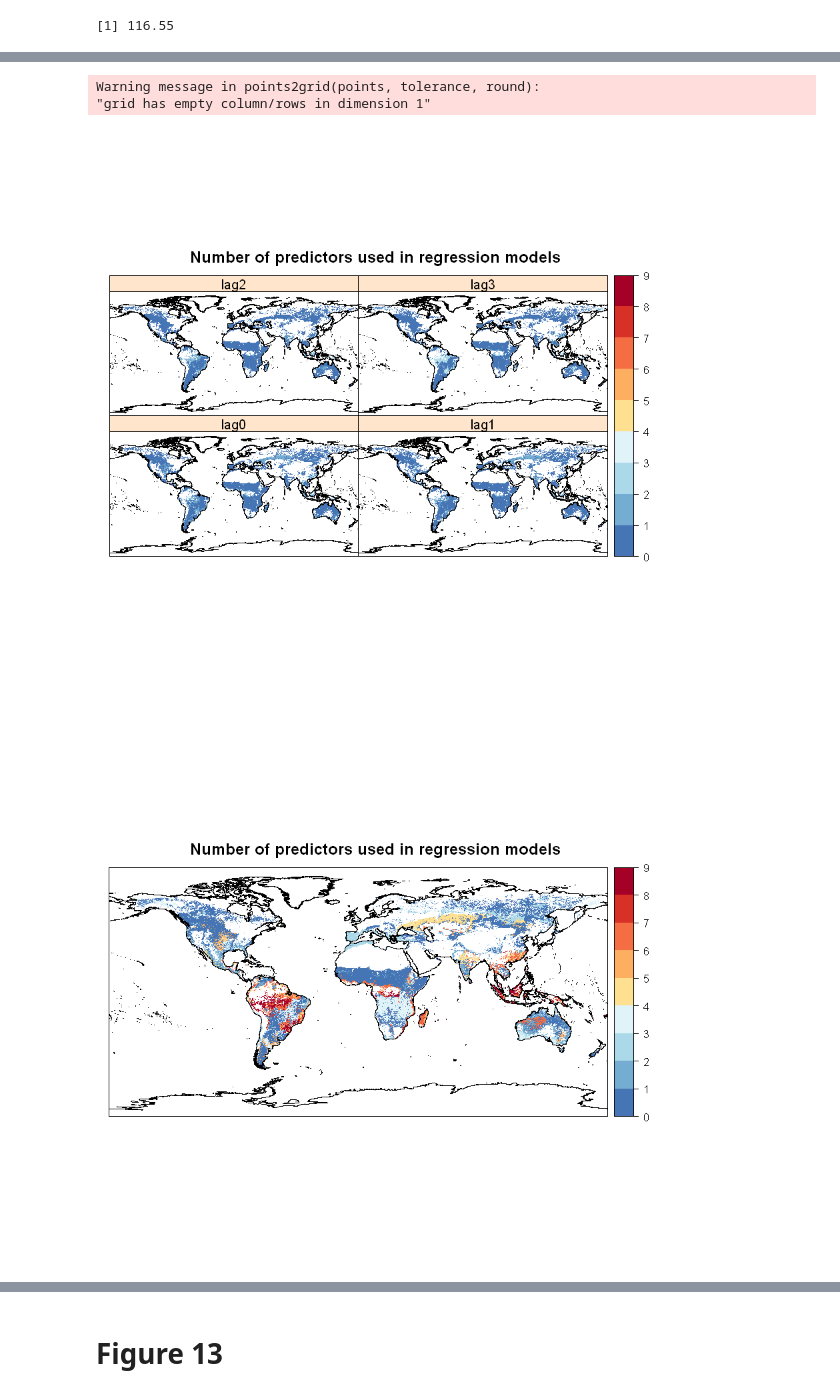
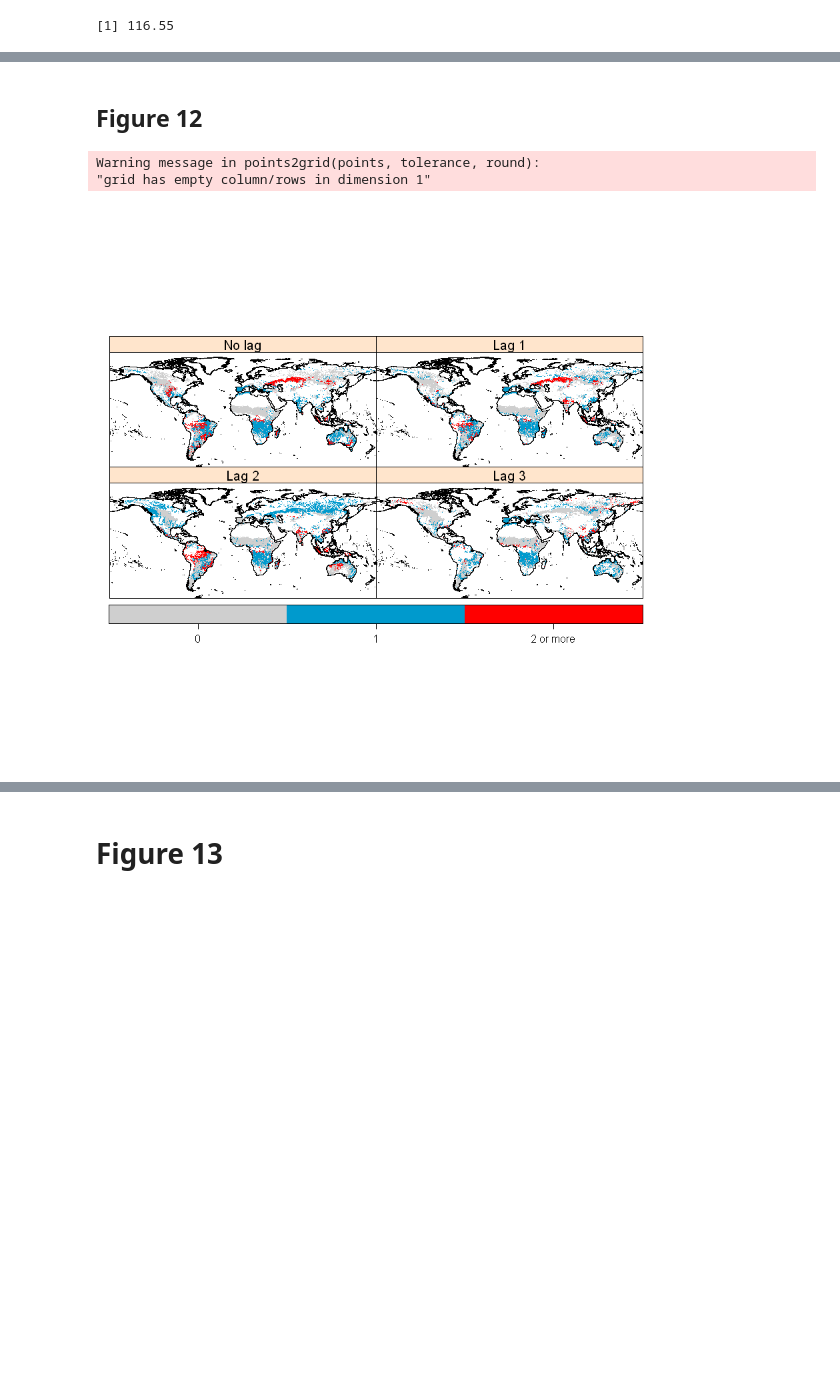
Before and after one commit to MarcosVM98/TFM, a Jupyter notebook: notebooks/Figures.ipynb, the cells around one changed output, grey strips where cells are left out. Drawn from its saved outputs; the diff is of its cells as text; code cells hidden in the pictures; blank space fills up the shorter version.

Commit message:
New version of the figures. Add the models that include lag 1, 2 and 3

```diff
--- a/notebooks/Figures.ipynb
+++ b/notebooks/Figures.ipynb
@@ -320,7 +305,7 @@ Warning message in points2grid(points, tolerance, round):
 #pdf(file="Figures/Figure3.pdf")
 
 arg.list <- list(col.regions = colors.def[1:55],
-                 at = seq(0,55,1), main = "Clusters spatial distribution",
+                 at = seq(0,55,1),# main = "Clusters spatial distribution",
                  colorkey = list(labels = list(labels = legend.biomes$Label[c(1,2,5,7,9,12)])))
 
 v <- rep(NA, nrow(df_masked))
@@ -334,7 +319,7 @@ gridded(df1) <- TRUE
 arg.list[["sp.layout"]] <- list("sp.lines", coast.lines)
 arg.list[["obj"]] <- df1
 arg.list[["zcol"]] <- 1
-arg.list[["ylim"]] <- c(-90,90)
+arg.list[["ylim"]] <-  c(-60,85)
 arg.list[["xlim"]] <- c(-180,180)
 do.call("spplot", arg.list) %>% print()
 
@@ -380,8 +383,8 @@ plot.quantiles(fireSeason_def_2, log10(df_masked + 1), 4, 3, legend.biomes)
 
 #pdf(file="Figures/Figure5.pdf")
 
-arg.list <- list(col.regions = brewer.pal(3, 'Set1'),
-                 at = seq(-1, 2, 1), main = "Fire season shape",
+arg.list <- list(col.regions = c('grey81', 'deepskyblue2', 'darkorange'),
+                 at = seq(-1, 2, 1),# main = "Fire season shape",
                  colorkey = list(labels = list(labels = c("No fire season", "Unimodal", "Bimodal"),
                                                at = c(-.5,.5,1.5))))
 v <- fireSeason_def_2$form
@@ -613,13 +692,15 @@ Warning message in points2grid(points, tolerance, round):
 
 names = c('nina34', 'nao', 'poleur', 'ea', 'eawr', 'pna', 'scand', 'wp', 'oni', 'soi')
 for (i in 1:8){
-    #pdf(paste('Figures/Figure11b_', names[i], '.pdf', sep =''))
-    arg.list <- list(col.regions = brewer.pal(11, 'Spectral')[11:1][-6],
-                          at = seq(-1, 1, 0.2))
+    #pdf(paste('Figures/Figure11b_', names[i], '.pdf', sep =''), height = 14, width = 10)
+    arg.list <- list(col.regions = colorRampPalette(brewer.pal(11, 'Spectral')[11:1])(21),
+                          at = seq(-1, 1, 0.1), as.table = T, colorkey = list(space = 'bottom'), layout = c(2,2))
     arg.list[["sp.layout"]] <- list("sp.lines", coast.lines)
-    arg.list[["ylim"]] <- c(-90,90)
+    arg.list[['names.attr']] <- c(paste(names[i], 'No Lag'), paste(names[i], 'Lag 1'), paste(names[i], 'Lag 2'),
+                                 paste(names[i], 'Lag 3'))
+    arg.list[["ylim"]] <- c(-65,90)
     arg.list[["xlim"]] <- c(-180,180)
-    arg.list[['main']] = paste('Annual correlation using deltas of', names[i])
+    #arg.list[['main']] = paste('Annual correlation using deltas of', names[i])
     df1 = masked_coords
 
     df1 <- cbind.data.frame(df1, corr.df.delta[2*i+1], corr.df.delta.1[2*i+1], corr.df.delta.2[2*i+1],
@@ -656,11 +737,6 @@ Warning message in points2grid(points, tolerance, round):
+# %% [markdown]
+## Figure 12
 # %%
-#pdf('Figures/Figure12_part1.pdf')
-arg.list <- list(col.regions = rev(brewer.pal(11, 'RdYlBu'))[2:11],
-                          at = seq(0, 9, 1))
-arg.list[["sp.layout"]] <- list("sp.lines", coast.lines)
-arg.list[["ylim"]] <- c(-90,90)
-arg.list[["xlim"]] <- c(-180,180)
-
 v = cbind(as.numeric(corr.df.delta$nao.pvalue<0.05), as.numeric(corr.df.delta$poleur.pvalue<0.05),
           as.numeric(corr.df.delta$ea.pvalue<0.05), as.numeric(corr.df.delta$eawr.pvalue<0.05),
           as.numeric(corr.df.delta$pna.pvalue<0.05), as.numeric(corr.df.delta$nina34.pvalue<0.05),
@@ -670,42 +746,40 @@ df1 <- cbind.data.frame(masked_coords, lag0)
 
 v = cbind(as.numeric(corr.df.delta.1$nao.pvalue<0.05), as.numeric(corr.df.delta.1$poleur.pvalue<0.05),
           as.numeric(corr.df.delta.1$ea.pvalue<0.05), as.numeric(corr.df.delta.1$eawr.pvalue<0.05),
           as.numeric(corr.df.delta.1$pna.pvalue<0.05), as.numeric(corr.df.delta.1$nina34.pvalue<0.05),
           as.numeric(corr.df.delta.1$scand.pvalue<0.05), as.numeric(corr.df.delta.1$wp.pvalue<0.05))
 lag1 = rowSums(v)
 df1 <- cbind.data.frame(df1, lag1)
 
 v = cbind(as.numeric(corr.df.delta.2$nao.pvalue<0.05), as.numeric(corr.df.delta.2$poleur.pvalue<0.05),
           as.numeric(corr.df.delta.2$ea.pvalue<0.05), as.numeric(corr.df.delta.2$eawr.pvalue<0.05),
           as.numeric(corr.df.delta.2$pna.pvalue<0.05), as.numeric(corr.df.delta.2$nina34.pvalue<0.05),
           as.numeric(corr.df.delta.2$scand.pvalue<0.05), as.numeric(corr.df.delta.2$wp.pvalue<0.05))
 lag2 = rowSums(v)
 df1 <- cbind.data.frame(df1, lag2)
 
 v = cbind(as.numeric(corr.df.delta.3$nao.pvalue<0.05), as.numeric(corr.df.delta.3$poleur.pvalue<0.05),
           as.numeric(corr.df.delta.3$ea.pvalue<0.05), as.numeric(corr.df.delta.3$eawr.pvalue<0.05),
           as.numeric(corr.df.delta.3$pna.pvalue<0.05), as.numeric(corr.df.delta.3$nina34.pvalue<0.05),
           as.numeric(corr.df.delta.3$scand.pvalue<0.05), as.numeric(corr.df.delta.3$wp.pvalue<0.05))
 lag3 = rowSums(v)
 df1 <- cbind.data.frame(df1, lag3)
 
-lag0123 = lag0 + lag1 + lag2 + lag3
-df1 <- cbind.data.frame(df1, lag0123)
-
+#pdf('Figures/Figure12_part1.pdf', height = 12, width = 10)
+arg.list <- list(col.regions = c('grey81', 'deepskyblue3', 'red'), as.table = T,
+                          at = seq(-.5, 2.5, 1), colorkey = list(labels = list(labels = c("0", "1", "2 or more"),
+                                               at = c(0,1,2)), space = 'bottom'))
+arg.list[["sp.layout"]] <- list("sp.lines", coast.lines)
+arg.list[["ylim"]] <- c(-65,90)
+arg.list[["xlim"]] <- c(-180,180)
+arg.list[['names.attr']] <- c('No lag', 'Lag 1', 'Lag 2', 'Lag 3')
 coordinates(df1) <- c(1,2)
 gridded(df1) <- TRUE
-arg.list[["zcol"]] <- 1:4
 arg.list[["obj"]] <- df1
-arg.list[['main']] <- 'Number of predictors used in regression models'
+#arg.list[['main']] <- 'Number of predictors used in regression models'
 do.call("spplot", arg.list) %>% print()
 #dev.off()
-
-#pdf('Figures/Figure12_part2.pdf')
-arg.list[["zcol"]] <- 5
-do.call("spplot", arg.list) %>% print()
-#dev.off()
 # %% [output]
 Warning message in points2grid(points, tolerance, round):
 "grid has empty column/rows in dimension 1"
-[figure, old version]
+[figure, new version]
-[figure, removed]
```
Also changed, not shown: parts of 40 cells of this notebook, 38 other files.
